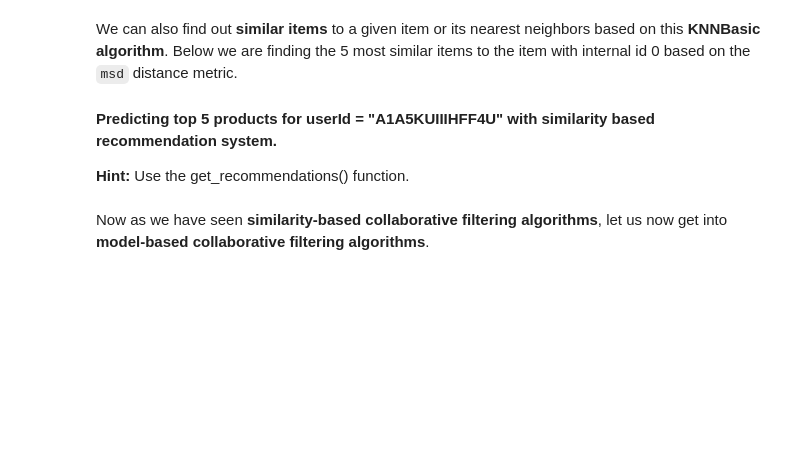
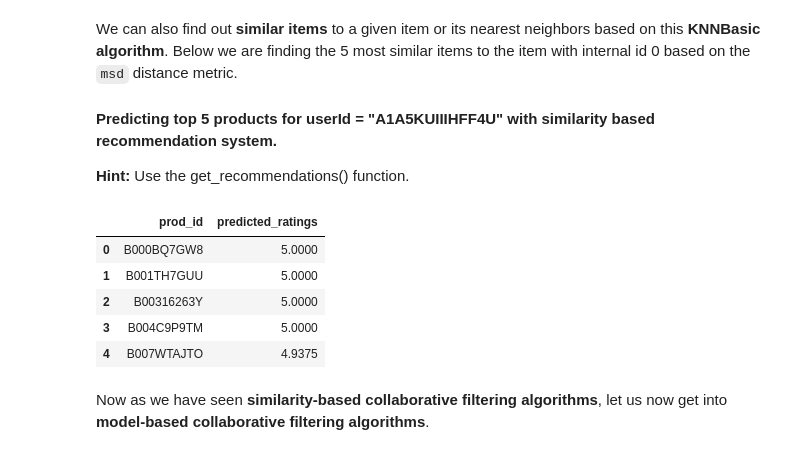
Before and after one commit to Alfredo2212/MIT-Data_Science, a Jupyter notebook: Alfredo_RecommendationSystem_ElectiveProject.ipynb, the cells around one changed output. Saved outputs shown, nothing was run; the diff lists cells and outputs as text; code cells hidden in the pictures; blank space fills up the shorter version.

```diff
--- a/Alfredo_RecommendationSystem_ElectiveProject.ipynb
+++ b/Alfredo_RecommendationSystem_ElectiveProject.ipynb
@@ -492,9 +492,9 @@ Below we are loading the **`rating` dataset**, which is a **pandas DataFrame**,
 # Instantiating Reader scale with expected rating scale
 reader = Reader(rating_scale = (0, 5))
 # Loading the rating dataset
-df_user_user = Dataset.load_from_df(df_final[['user_id', 'prod_id', 'rating']], reader)
+df_reader = Dataset.load_from_df(df_final[['user_id', 'prod_id', 'rating']], reader)
 # Splitting the data into train and test datasets
-trainset, testset = train_test_split(df_user_user, test_size= 0.2, random_state=1)
+trainset, testset = train_test_split(df_reader, test_size= 0.2, random_state=1)
 # %% [markdown]
 Now, we are **ready to build the first baseline similarity-based recommendation system** using the cosine similarity.
 # %% [markdown]
@@ -724,9 +720,13 @@ pd.DataFrame(recommendations, columns = ['prod_id', 'predicted_ratings'])
 * Above we have seen **similarity-based collaborative filtering** where similarity is calculated **between users**. Now let us look into similarity-based collaborative filtering where similarity is seen **between items**.
 # %%
 # Declaring the similarity options
-
+sim_options = {'name':'cosine',
+               'user_bsed': False}
 # KNN algorithm is used to find desired similar items. Use random_state=1
+sim_item_item = KNNBasic(sim_options = sim_options, random_state = 1, verbose = False)
 
 # Train the algorithm on the trainset, and predict ratings for the test set
+sim_item_item.fit(trainset)
 
 # Let us compute precision@k, recall@k, and f_1 score with k = 10
+precision_recall_at_k(sim_item_item)
@@ -771,9 +799,14 @@ Now let's build the **final model** by using **tuned values of the hyperparamete
 ### **Use the best parameters from GridSearchCV to build the optimized item-item similarity-based model. Compare the performance of the optimized model with the baseline model.**
 # %%
 # Using the optimal similarity measure for item-item based collaborative filtering
-
+sim_options={
+    'name':'cosine',
+    'user_based': True
+}
 # Creating an instance of KNNBasic with optimal hyperparameter values
-
+sim_item_item_optimized = KNNBasic(sim_options = sim_options, k = 30, min_k = 6, random_state = 1, verbose = False)
 # Training the algorithm on the trainset
+sim_item_item_optimized.fit(trainset)
 
 # Let us compute precision@k and recall@k, f1_score and RMSE
+precision_recall_at_k(sim_item_item_optimized)
@@ -800,8 +850,17 @@ We can also find out **similar items** to a given item or its nearest neighbors
 **Hint:** Use the get_recommendations() function.
 # %%
 # Making top 5 recommendations for user_id A1A5KUIIIHFF4U with similarity-based recommendation engine.
+recommendations = get_recommendations(df_final,'A1A5KUIIIHFF4U', 5,sim_item_item_optimized)
 # %%
 # Building the dataframe for above recommendations with columns "prod_id" and "predicted_ratings"
+pd.DataFrame(recommendations, columns=['prod_id','predicted_ratings'])
+# %% [output]
+|  | prod_id | predicted_ratings |
+| 0 | B000BQ7GW8 | 5.0000 |
+| 1 | B001TH7GUU | 5.0000 |
+| 2 | B00316263Y | 5.0000 |
+| 3 | B004C9P9TM | 5.0000 |
+| 4 | B007WTAJTO | 4.9375 |
 # %% [markdown]
 Now as we have seen **similarity-based collaborative filtering algorithms**, let us now get into **model-based collaborative filtering algorithms**.
 # %% [markdown]
```
Also changed, not shown: parts of 34 cells of this notebook.
